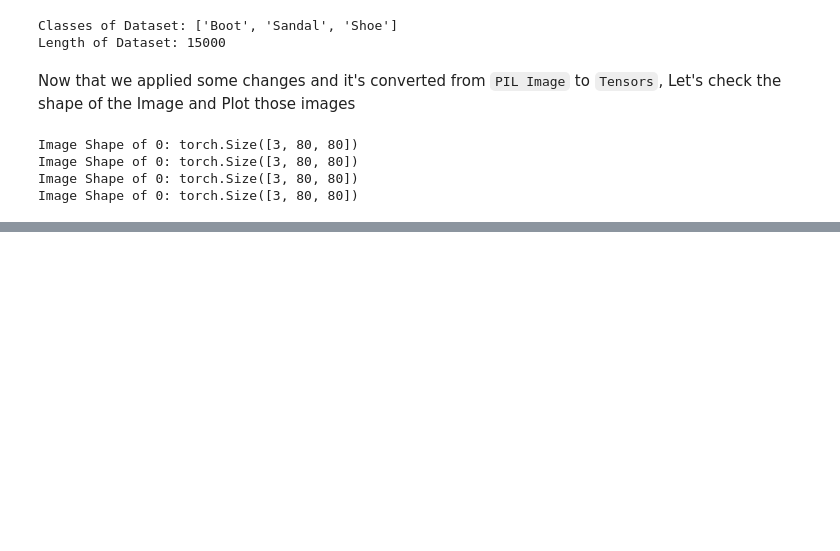
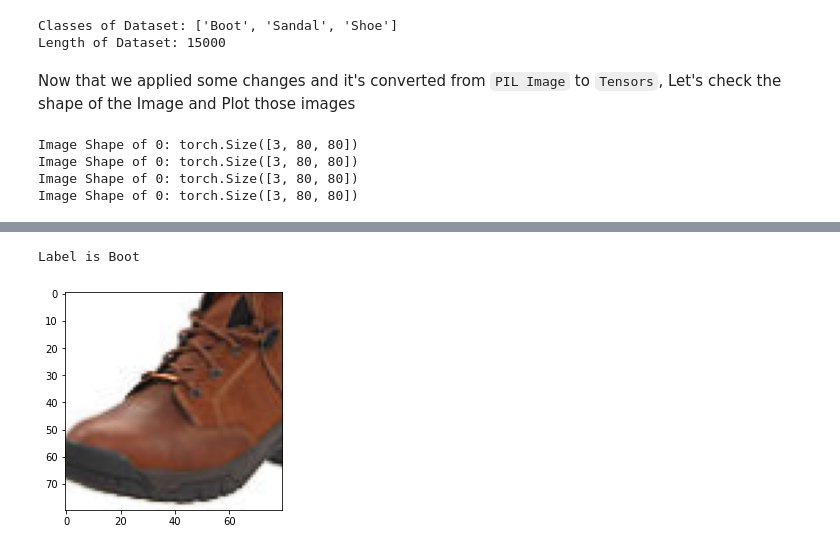
Before and after one commit to PremKumar-V/ML_Projects, a Jupyter notebook: shoe-sandal-boot-classification.ipynb, the cells around one changed output, grey strips where cells are left out. Drawn from its saved outputs; the diff is of its cells as text; code cells hidden in the pictures; blank space fills up the shorter version.

Commit message:
Kaggle Notebook | Shoe_Sandal_Boot_Classification | Version 3

```diff
--- a/shoe-sandal-boot-classification.ipynb
+++ b/shoe-sandal-boot-classification.ipynb
@@ -147,12 +148,12 @@ Image Shape of 0: torch.Size([3, 80, 80])
 Image Shape of 0: torch.Size([3, 80, 80])
 Image Shape of 0: torch.Size([3, 80, 80])
 # %%
-import plotly.express as px
-
 def plotTensor(num):
     """Function to Plot Tensors"""
-    img, _ = dataset[num]
-    return px.imshow(img.permute((1, 2, 0)))
+    img, label = dataset[num]
+    print(f'Label is {classes[label]}')
+    plt.imshow(img.permute((1, 2, 0)))
+    plt.show()
 # %%
-plotTensor(6)
+plotTensor(44)
 # %% [output]
@@ -159,0 +160,2 @@ plotTensor(6)
+Label is Boot
+[figure, added]
```
Also changed, not shown: parts of 18 cells of this notebook.
